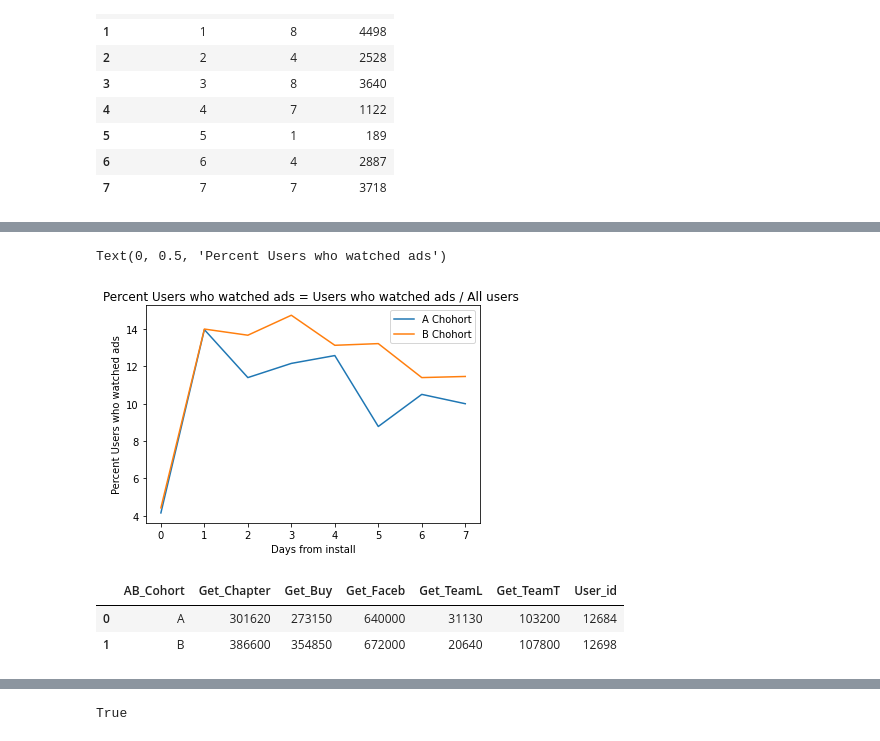
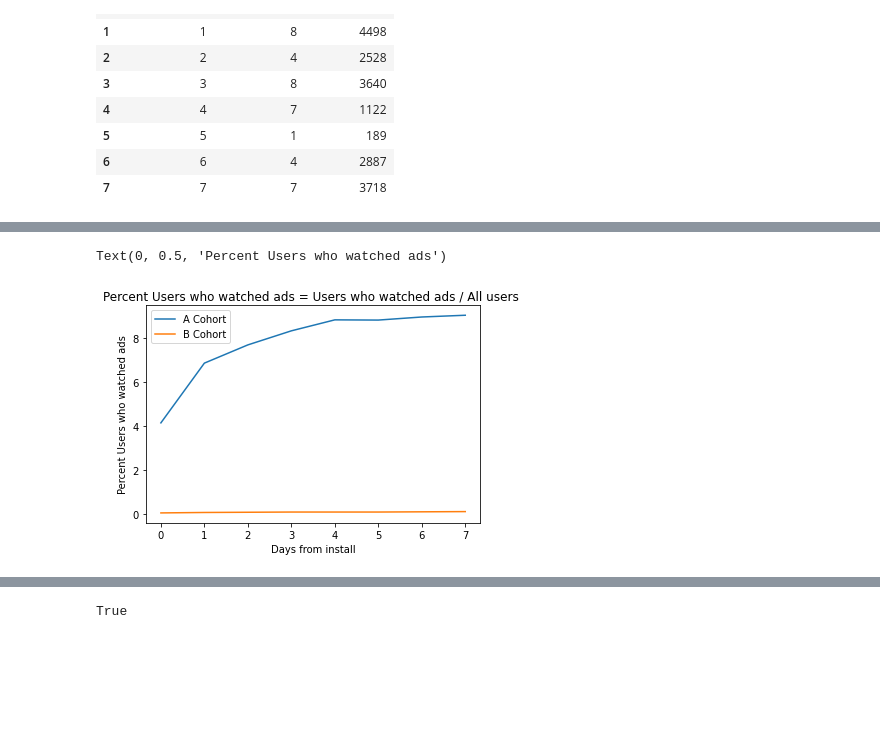
Before and after one commit to migalevich/Data_Analysis, a Jupyter notebook: test_task_game.ipynb, the cells around one changed output, grey strips where cells are left out. Drawn from its saved outputs; the diff is of its cells as text; code cells hidden in the pictures; blank space fills up the shorter version.

```diff
--- a/test_task_game.ipynb
+++ b/test_task_game.ipynb
@@ -169,8 +169,8 @@ revenue_B_group
 # %%
 retention_A_group["SumRevenue"] = revenue_A_group.SumRevenue.cumsum()
 retention_B_group["SumRevenue"] = revenue_B_group.SumRevenue.cumsum()
-retention_A_group["Users_paying"] = revenue_A_group.Users_paying
-retention_B_group["Users_paying"] = revenue_B_group.Users_paying
+retention_A_group["Users_paying"] = revenue_A_group.Users_paying.cumsum()
+retention_B_group["Users_paying"] = revenue_B_group.Users_paying.cumsum()
 # %%
 retention_A_group
 # %% [output]
@@ -309,5 +343,5 @@ Text(0, 0.5, 'Avg Bill')
 # %%
 users_getAds_B = df.query('AB_Cohort == "B" & Get_Ads > 0')\
                     .groupby('Retention', as_index=False)\
-                    .agg({'Get_Ads':'count'})  \
+                    .agg({'Get_Ads':'nunique'})  \
                     .rename(columns={'Get_Ads':'users_getAds'})
@@ -314,5 +360,5 @@ users_getAds_B = df.query('AB_Cohort == "B" & Get_Ads > 0')\
 # %%
-retention_B_group["users_getAds"] = round(users_getAds_B.users_getAds/retention_B_group.users_count*100,2)
+retention_B_group["users_getAds"] = round(users_getAds_B.users_getAds.cumsum()/retention_B_group.users_count.cumsum()*100,2)
 # %%
 retention_B_group
 # %% [output]
@@ -331,4 +377,4 @@ users_getAds_A = df.query('AB_Cohort == "A" & Get_Ads > 0')\
                     .agg({'Get_Ads':'count'})  \
                     .rename(columns={'Get_Ads':'users_getAds'})
 # %%
-retention_A_group["users_getAds"] = round(users_getAds_A.users_getAds / retention_A_group.users_count * 100 ,2)
+retention_A_group["users_getAds"] = round(users_getAds_A.users_getAds.cumsum()/ retention_A_group.users_count.cumsum() * 100 ,2)
@@ -335,11 +393,11 @@ retention_A_group["users_getAds"] = round(users_getAds_A.users_getAds / retentio
 # %%
 import matplotlib.pyplot as plt
-plt.plot(retention_A_group.retention_day, retention_A_group.users_getAds, label = 'A Chohort')
-plt.plot(retention_B_group.retention_day, retention_B_group.users_getAds, label = 'B Chohort')
+plt.plot(retention_A_group.retention_day, retention_A_group.users_getAds, label = 'A Cohort')
+plt.plot(retention_B_group.retention_day, retention_B_group.users_getAds, label = 'B Cohort')
 plt.legend()
 plt.title('Percent Users who watched ads = Users who watched ads / All users ')
 plt.xlabel('Days from install')
 plt.ylabel('Percent Users who watched ads')
 # %% [output]
 Text(0, 0.5, 'Percent Users who watched ads')
-[figure, old version]
+[figure, new version]
@@ -353,6 +403,0 @@ All_Got_Gold = df.groupby('AB_Cohort', as_index=False)\
-# %%
-All_Got_Gold
-# %% [output]
-|  | AB_Cohort | Get_Chapter | Get_Buy | Get_Faceb | Get_TeamL | Get_TeamT | User_id |
-| 0 | A | 301620 | 273150 | 640000 | 31130 | 103200 | 12684 |
-| 1 | B | 386600 | 354850 | 672000 | 20640 | 107800 | 12698 |
```
Also changed, not shown: parts of 41 cells of this notebook.
